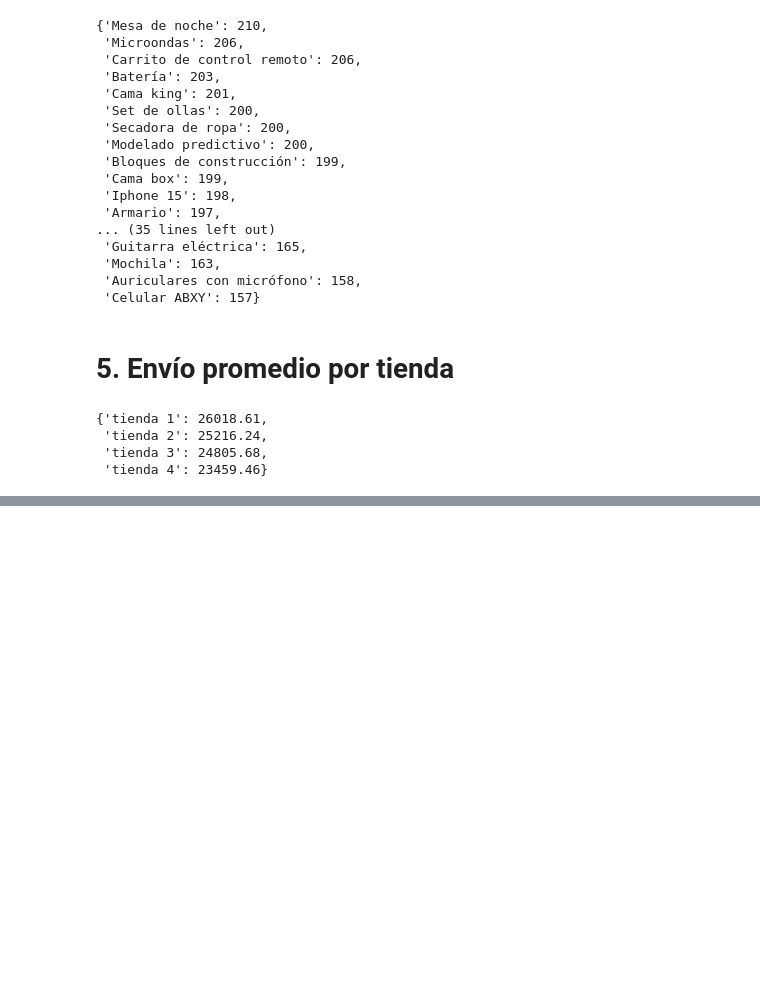
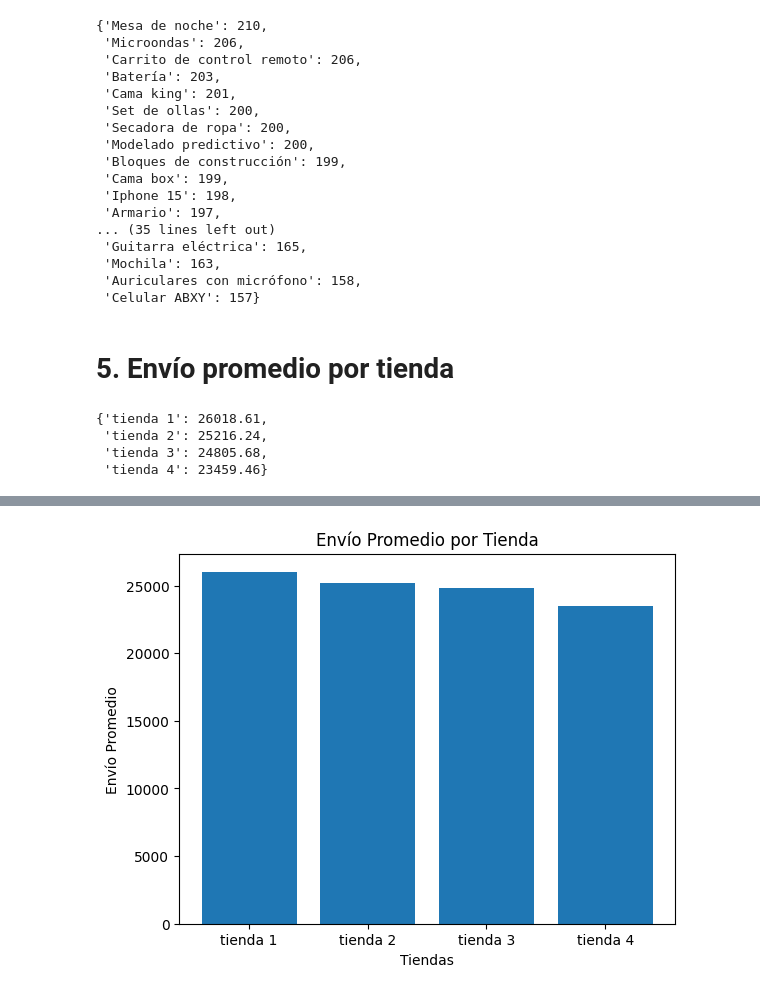
Before and after one commit to JuanLagosP/challenge1-data-science, a Jupyter notebook: AluraStoreLatam.ipynb, the cells around one changed output, grey strips where cells are left out. Drawn from its saved outputs; the diff is of its cells as text; code cells hidden in the pictures; blank space fills up the shorter version.

```diff
--- a/AluraStoreLatam.ipynb
+++ b/AluraStoreLatam.ipynb
@@ -114,0 +150,10 @@ envio_promedio
+# %%
+# Envío promedio
+
+plt.bar(envio_promedio.keys(), envio_promedio.values())
+plt.xlabel('Tiendas')
+plt.ylabel('Envío Promedio')
+plt.title('Envío Promedio por Tienda')
+plt.show()
+# %% [output]
+[figure, added]
```
Also changed, not shown: parts of 4 cells of this notebook.
